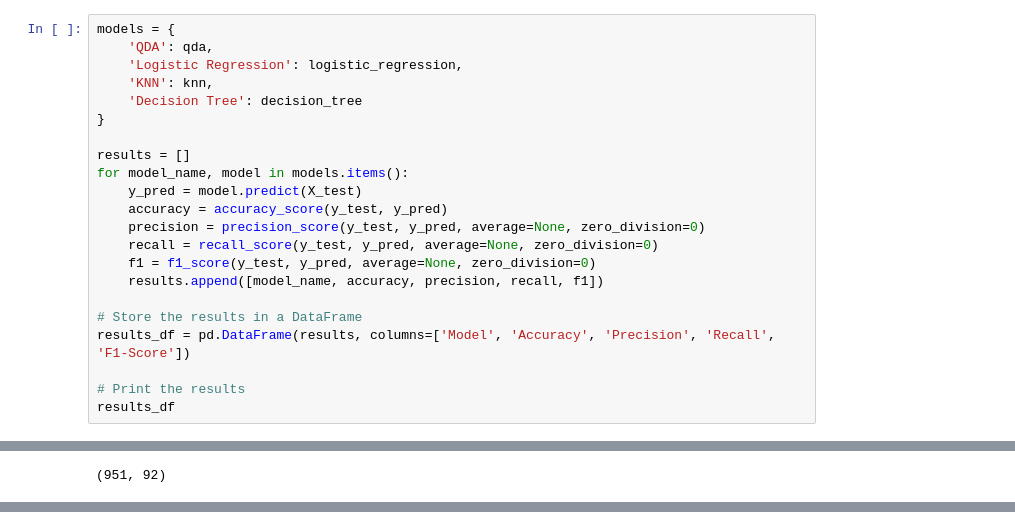
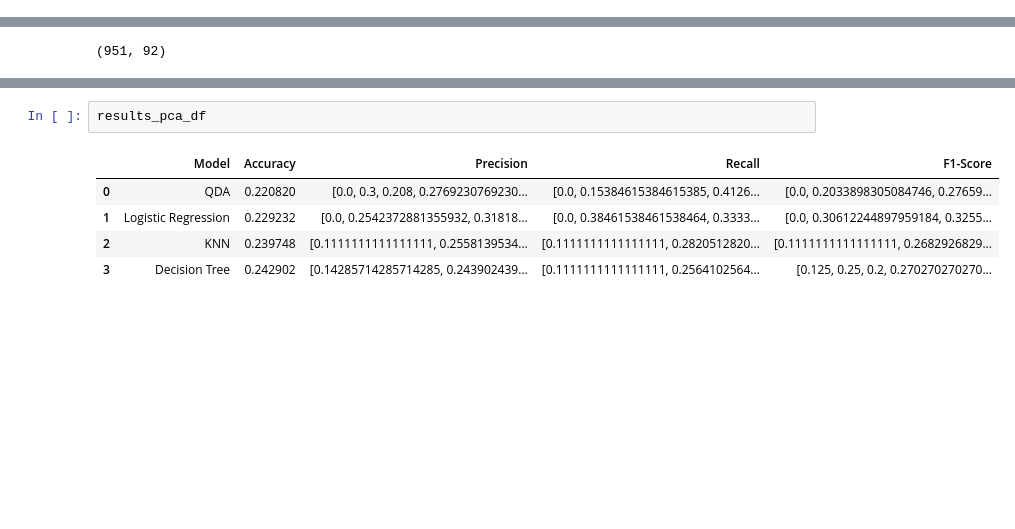
Before and after one commit to VitoriaMathias/mo436_state_of_data, a Jupyter notebook: modeling/modeling.ipynb, the cells around one changed output, grey strips where cells are left out. Drawn from its saved outputs; the diff is of its cells as text; blank space fills up the shorter version.

Commit message:
Implemented PCA and asessed final results

```diff
--- a/modeling/modeling.ipynb
+++ b/modeling/modeling.ipynb
@@ -268,25 +268,3 @@ results_df
 | 1 | Logistic Regression | 0.773382 | [0.78, 0.922926447574335, 0.63877... | [0.7090909090909091, 0.8913659550... | [0.7428571428571428, 0.9068716962... |
 | 2 | KNN | 0.976137 | [0.9727272727272728, 0.9950938767... | [0.9727272727272728, 0.9963158889... | [0.9727272727272728, 0.9957045079... |
 | 3 | Decision Tree | 0.985662 | [1.0, 0.9999055445357514, 0.82191... | [1.0, 1.0, 0.9996308146689639, 0.... | [1.0, 0.9999527700373116, 0.90210... |
-# %%
-models = {
-    'QDA': qda,
-    'Logistic Regression': logistic_regression,
-    'KNN': knn,
-    'Decision Tree': decision_tree
-}
-
-results = []
-for model_name, model in models.items():
-    y_pred = model.predict(X_test)
-    accuracy = accuracy_score(y_test, y_pred)
-    precision = precision_score(y_test, y_pred, average=None, zero_division=0)
-    recall = recall_score(y_test, y_pred, average=None, zero_division=0)
-    f1 = f1_score(y_test, y_pred, average=None, zero_division=0)
-    results.append([model_name, accuracy, precision, recall, f1])
-
-# Store the results in a DataFrame
-results_df = pd.DataFrame(results, columns=['Model', 'Accuracy', 'Precision', 'Recall', 'F1-Score'])
-
-# Print the results
-results_df
@@ -302,0 +325,8 @@ print(X_test.shape)
+# %%
+results_pca_df
+# %% [output]
+|  | Model | Accuracy | Precision | Recall | F1-Score |
+| 0 | QDA | 0.220820 | [0.0, 0.3, 0.208, 0.2769230769230... | [0.0, 0.15384615384615385, 0.4126... | [0.0, 0.2033898305084746, 0.27659... |
+| 1 | Logistic Regression | 0.229232 | [0.0, 0.2542372881355932, 0.31818... | [0.0, 0.38461538461538464, 0.3333... | [0.0, 0.30612244897959184, 0.3255... |
+| 2 | KNN | 0.239748 | [0.1111111111111111, 0.2558139534... | [0.1111111111111111, 0.2820512820... | [0.1111111111111111, 0.2682926829... |
+| 3 | Decision Tree | 0.242902 | [0.14285714285714285, 0.243902439... | [0.1111111111111111, 0.2564102564... | [0.125, 0.25, 0.2, 0.270270270270... |
```
Also changed, not shown: parts of 5 cells of this notebook.
